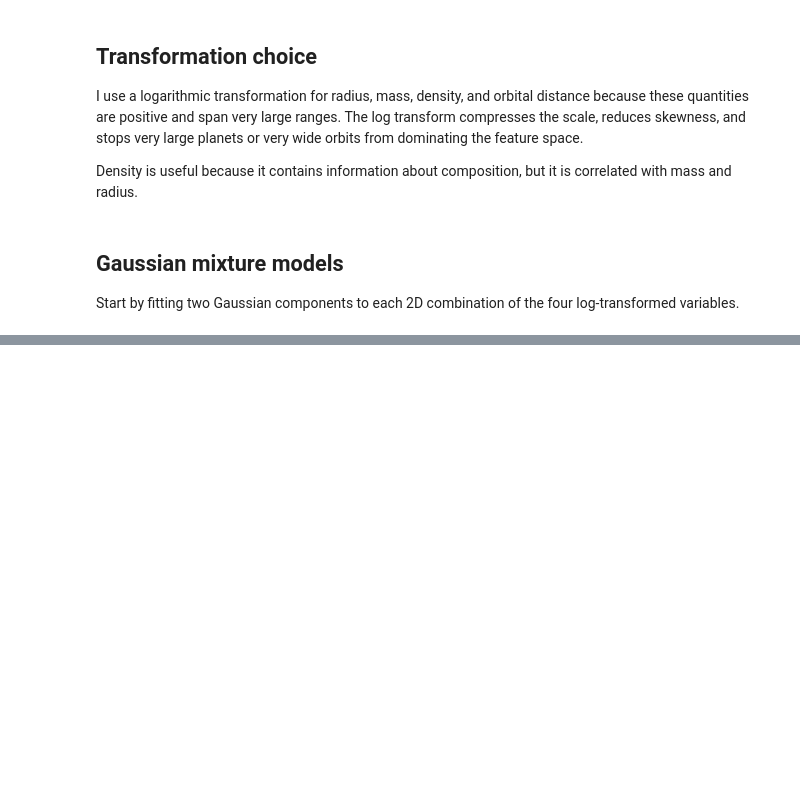
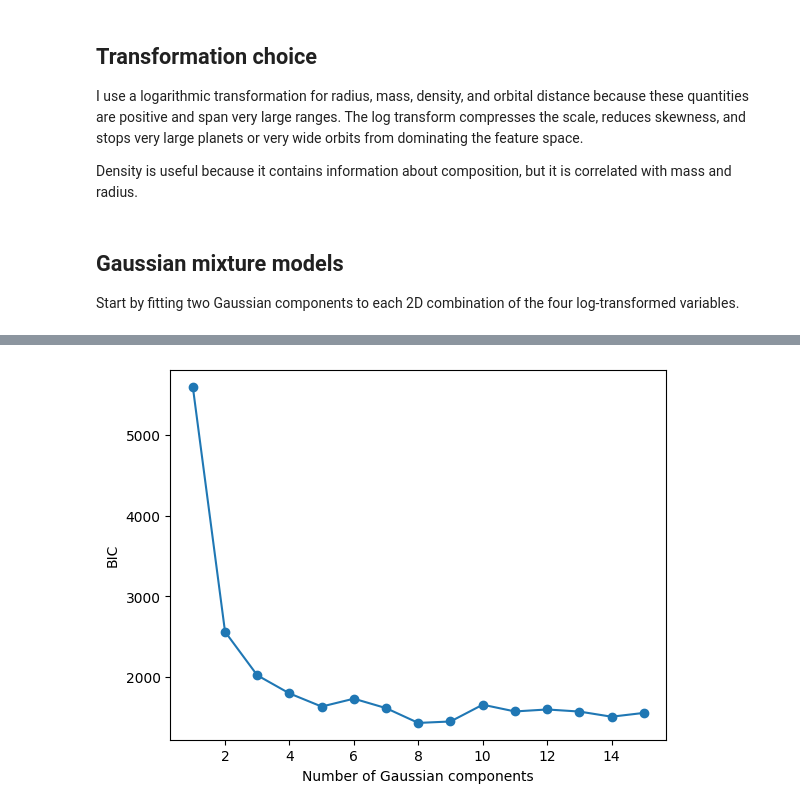
Before and after one commit to TarikOzpamuk/Astro_exercises, a Jupyter notebook: exercise6.ipynb, the cells around one changed output, grey strips where cells are left out. Drawn from its saved outputs; the diff is of its cells as text; code cells hidden in the pictures; blank space fills up the shorter version.

```diff
--- a/exercise6.ipynb
+++ b/exercise6.ipynb
@@ -128,0 +129,24 @@ plt.show()
+# %%
+
+
+feature_spaces = {
+    "2D radius-mass": [0, 1],
+    "2D radius-density": [0, 2],
+    "2D radius-orbit": [0, 3],
+    "3D radius-mass-orbit": [0, 1, 3],
+    "3D radius-density-orbit": [0, 2, 3],
+    "4D all": [0, 1, 2, 3],
+}
+
+results = []
+
+for name, cols in feature_spaces.items():
+    X_use = log_sample_a[:, cols]
+
+    for k in range(1, 9):
+        gmm = GaussianMixture(n_components=k, random_state=42)
+        gmm.fit(X_use)
+
+        results.append([name, k, gmm.bic(X_use)])
+
+bic_results = pd.DataFrame(results, columns=["feature_space", "k", "BIC"])
@@ -128,0 +167,16 @@ plt.show()
+# %%
+X_3 = log_sample_a[:, [0, 2, 3]]
+
+bic_values = []
+
+for k in range(1, 16):
+    gmm = GaussianMixture(n_components=k, random_state=42)
+    gmm.fit(X_3)
+    bic_values.append(gmm.bic(X_3))
+
+plt.plot(range(1, 16), bic_values, marker="o")
+plt.xlabel("Number of Gaussian components")
+plt.ylabel("BIC")
+plt.show()
+# %% [output]
+[figure, added]
```
Also changed, not shown: parts of 4 cells of this notebook.
